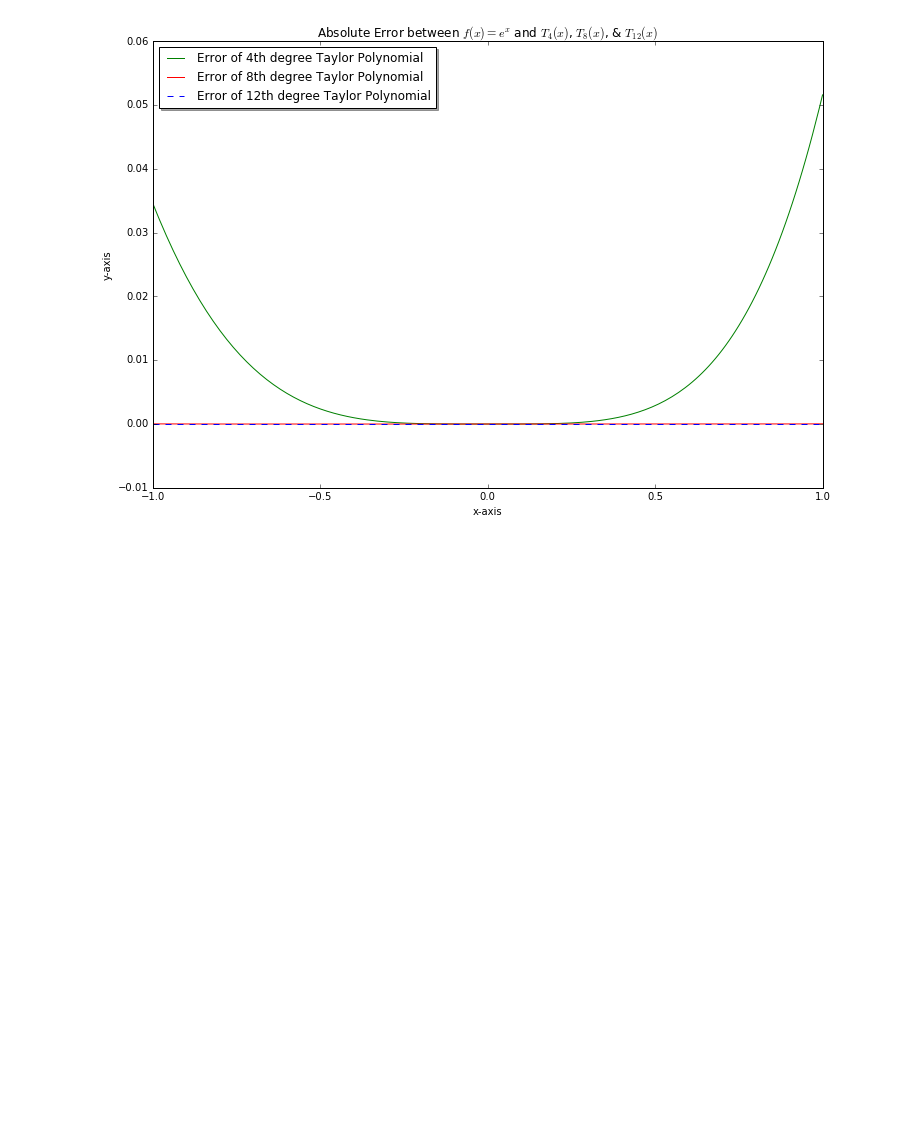
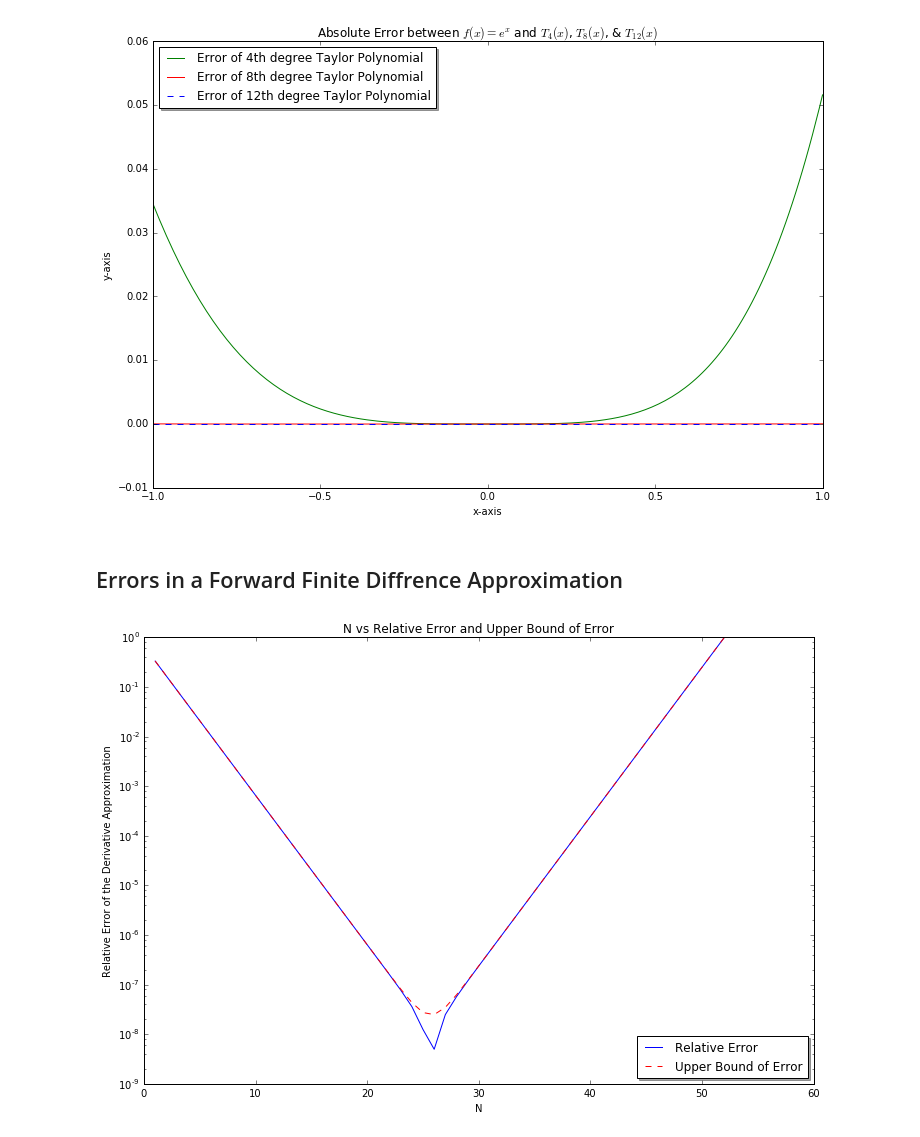
Before and after one commit to JRProd/HPC_SMU2016_F1, a Jupyter notebook: Project1/proj1_a.ipynb, the cells around one changed output. Cells and saved outputs as stored; diff of their text form; code cells hidden in the pictures; blank space fills up the shorter version.

Commit message:
Added more to the Jupyter Notebook including the graphs for part B.

```diff
--- a/Project1/proj1_a.ipynb
+++ b/Project1/proj1_a.ipynb
@@ -101,3 +101,34 @@ legendPlot2 = ax.legend(loc="upper left", shadow=True)
 plt.show()
 # %% [output]
 [figure]
+# %% [markdown]
+## Errors in a Forward Finite Diffrence Approximation
+# %%
+n = open("n.txt",'r').read()
+n = n.split("\n")
+n.remove("")
+
+h = open("h.txt",'r').read()
+h = h.split("\n")
+h.remove("")
+
+r = open("r.txt",'r').read()
+r = r.split("\n")
+r.remove("")
+
+R = open("R.txt",'r').read()
+R = R.split("\n")
+R.remove("")
+# %%
+fig = plt.figure(figsize=(12,8))
+ax = fig.add_subplot(111)
+
+ax.semilogy(n, r, "b-", label="Relative Error")
+ax.semilogy(n, R, "r--", label="Upper Bound of Error")
+ax.set_title("N vs Relative Error and Upper Bound of Error")
+ax.set_xlabel("N")
+ax.set_ylabel("Relative Error of the Derivative Approximation")
+
+legendPlot3 = ax.legend(loc="lower right", shadow=True)
+# %% [output]
+[figure, added]
```
Also changed, not shown: parts of 3 cells of this notebook, 1 other file.
